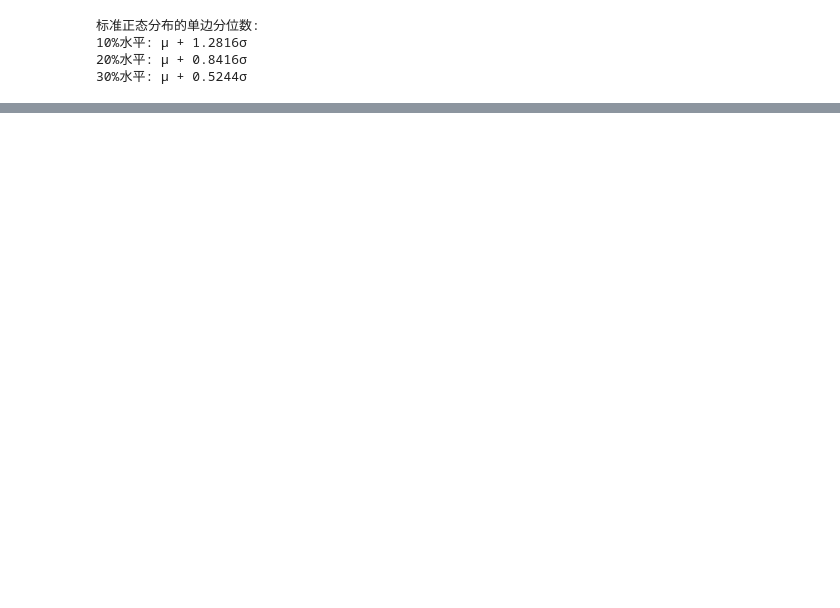
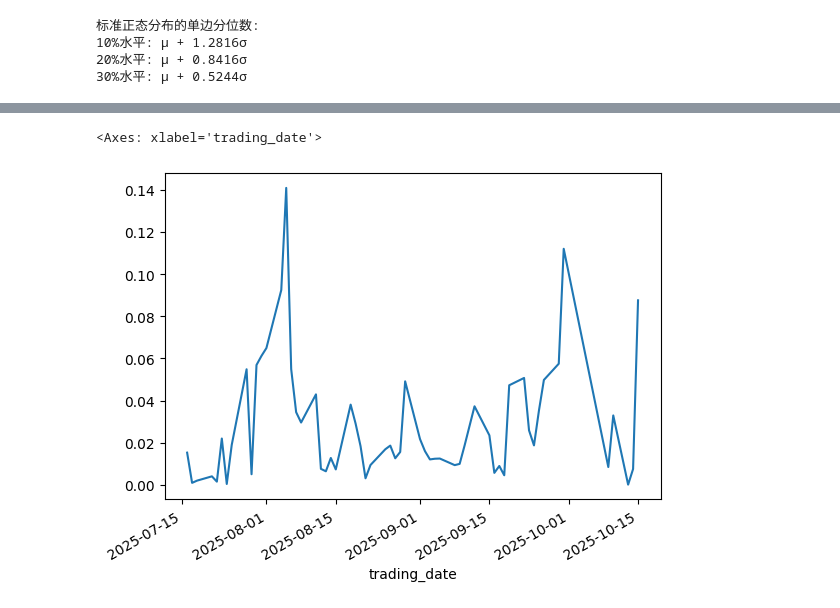
Before and after one commit to SIGCHLD-handler/Industrial_Silicon, a Jupyter notebook: si_history.ipynb, the cells around one changed output, grey strips where cells are left out. Drawn from its saved outputs; the diff is of its cells as text; code cells hidden in the pictures; blank space fills up the shorter version.

```diff
--- a/si_history.ipynb
+++ b/si_history.ipynb
@@ -321,0 +368,6 @@ val_diff.groupby(level=0).std().mean()
+# %%
+vol2oi = si_data.groupby("trading_date").apply(lambda x: abs(x["open_interest"].iloc[-1] - x["open_interest"].iloc[0]) / x["volume"].sum())
+vol2oi.plot()
+# %% [output]
+<Axes: xlabel='trading_date'>
+[figure, added]
```
Also changed, not shown: parts of 26 cells of this notebook, 18 other files.
